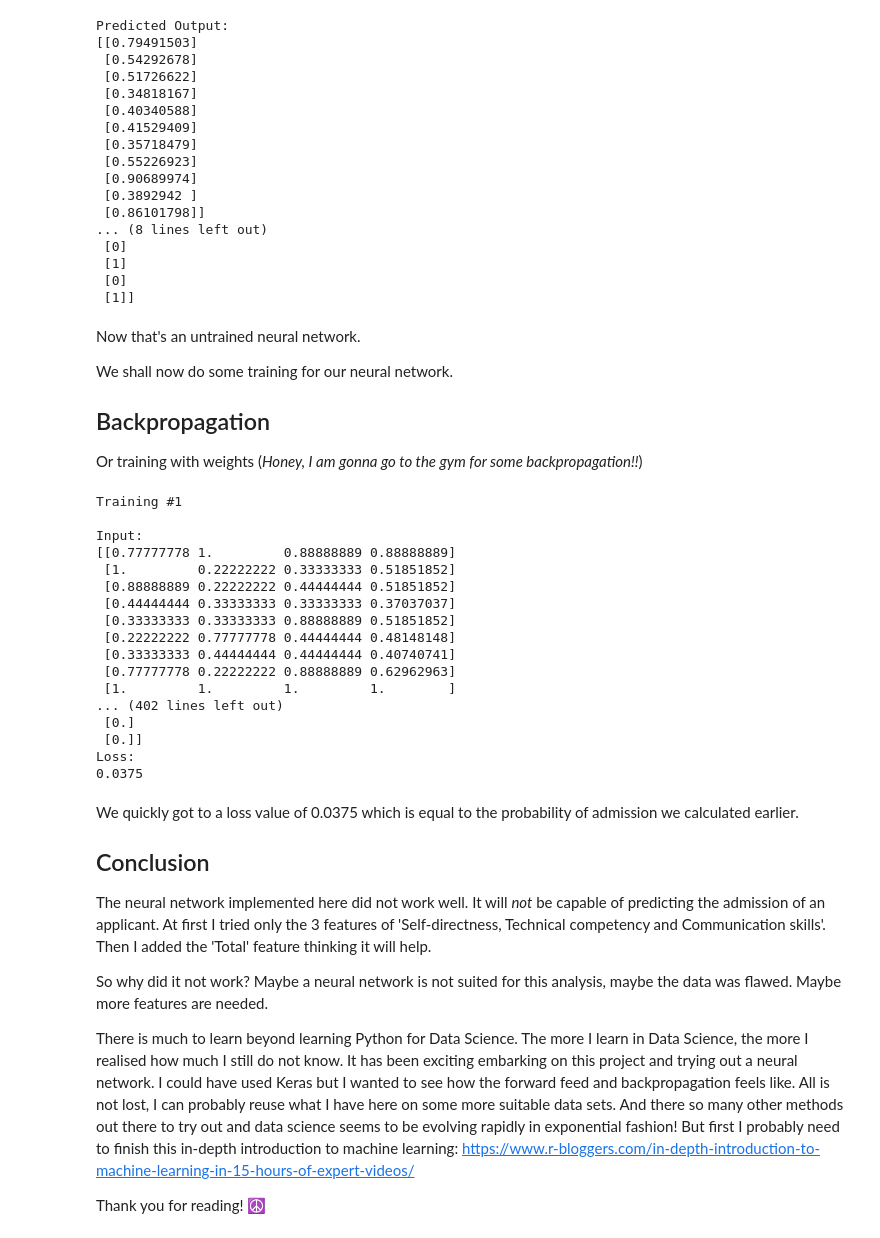
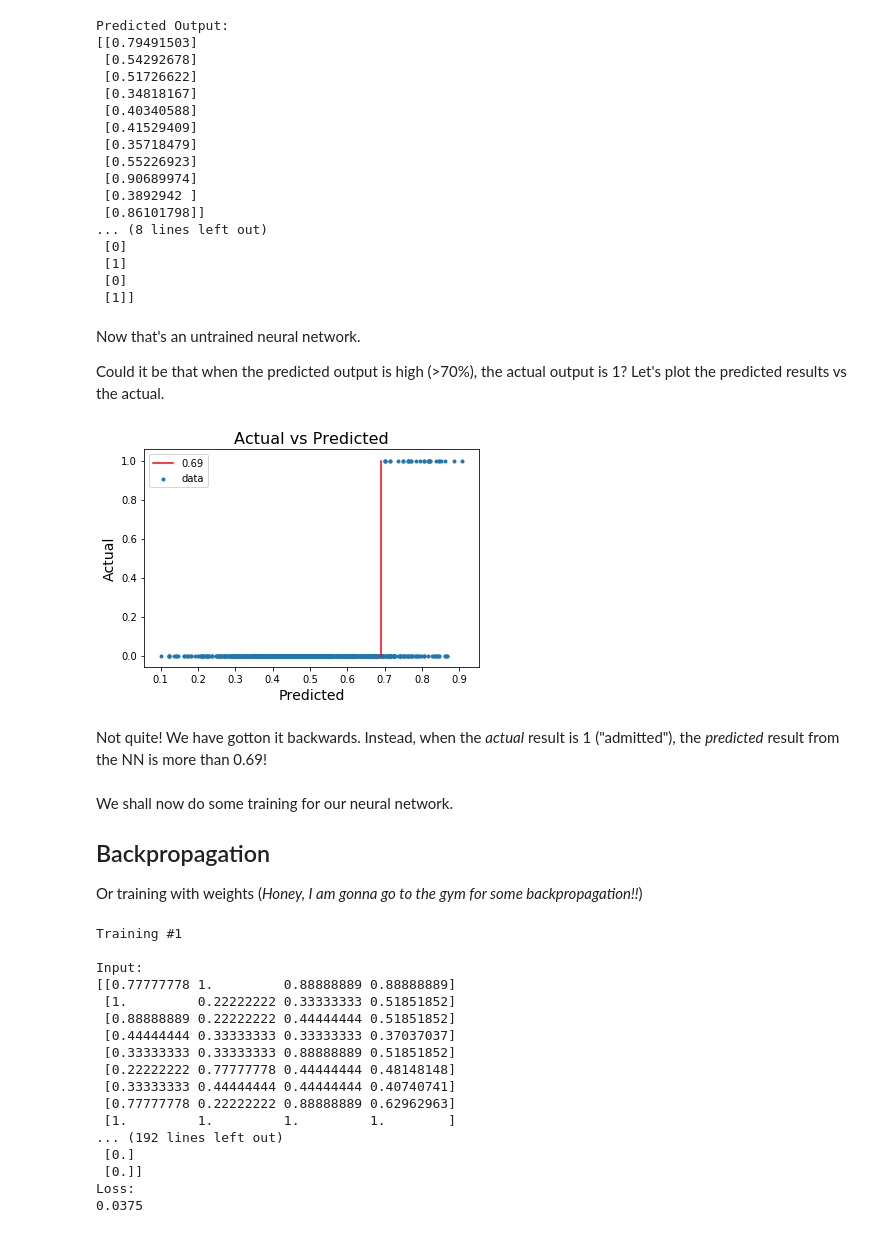
Before and after one commit to alexchanyj/AdmissionAIAP, a Jupyter notebook: Admission to the AI Apprenticeship Programme.ipynb, the cells around one changed output. Cells and saved outputs as stored; diff of their text form; code cells hidden in the pictures.

```diff
--- a/Admission to the AI Apprenticeship Programme.ipynb
+++ b/Admission to the AI Apprenticeship Programme.ipynb
@@ -261,8 +267,9 @@ print (y.shape)
 # %% [markdown]
 Lastly, we scale the units (also known as normalisation) so that the training is improved, accurate and faster.
 # %%
+X_max = np.amax(X2, axis=0) # maximum of X array
 # scale units
-X = X2/np.amax(X2, axis=0) # maximum of X array
+X = X2/X_max
 # %% [markdown]
 ## Creating a neural network class
 # %%
@@ -277,9 +284,9 @@ class Neural_Network(object):
     self.W1 = np.random.randn(self.inputSize, self.hiddenSize) # (4x4) weight matrix from input to hidden layer
     self.W2 = np.random.randn(self.hiddenSize, self.outputSize) # (4x1) weight matrix from hidden to output layer
 
-  def forward(self, XX):
+  def forward(self, X):
     #forward propagation through our network
-    self.z = np.dot(XX, self.W1) # dot product of X (input) and first set of 4x4 weights
+    self.z = np.dot(X, self.W1) # dot product of X (input) and first set of 4x4 weights
     self.z2 = self.relu(self.z) # activation function
     self.z3 = np.dot(self.z2, self.W2) # dot product of hidden layer (z2) and second set of 4x1 weights
     o = self.relu(self.z3) # final activation function using relu
@@ -296,24 +303,28 @@ class Neural_Network(object):
   def relu(self, r):
     return np.maximum(0, r)
 
-  def backward(self, XX, yy, oo):
+  def backward(self, X, y, o):
     # backward propagate through the network
-    self.o_error = yy - oo # error in output
-    self.o_delta = self.o_error*oo # applying derivative of relu (which is actually oo) to error
+    self.o_error = y - o # error in output
+    self.o_delta = self.o_error*o # applying derivative of relu (which is actually oo) to error
 
     self.z2_error = self.o_delta.dot(self.W2.T) # z2 error: how much our hidden layer weights contributed to output error
     self.z2_delta = self.z2_error*self.sigmoidPrime(self.z2) # applying derivative of sigmoid to z2 error
 
-    self.W1 += XX.T.dot(self.z2_delta) # adjusting first set (input --> hidden) weights
+    self.W1 += X.T.dot(self.z2_delta) # adjusting first set (input --> hidden) weights
     self.W2 += self.z2.T.dot(self.o_delta) # adjusting second set (hidden --> output) weights
 
-  def train(self, XX, yy):
-    oo = self.forward(XX)
-    self.backward(XX, yy, oo)
+  def train(self, X, y):
+    oo = self.forward(X)
+    self.backward(X, y, oo)
 
   def saveWeights(self):
     np.savetxt("w1.txt", self.W1, fmt="%s")
     np.savetxt("w2.txt", self.W2, fmt="%s")
+
+  def loadWeights(self):
+    self.W1 = np.loadtxt("w1.txt")
+    self.W2 = np.loadtxt("w2.txt")
 
   #for debugging
   def W1(self):
@@ -324,6 +335,9 @@ class Neural_Network(object):
 
 NN = Neural_Network()
 
+#saving our initial weights
+NN.saveWeights()
+
 #defining our output
 o = NN.forward(X)
 
@@ -348,23 +362,40 @@ Predicted Output:
  [1]
  [0]
  [1]]
+# %% [markdown]
+Now that's an untrained neural network.
+
+Could it be that when the predicted output is high (>70%), the actual output is 1? Let's plot the predicted results vs the actual.
+# %%
+plt.scatter(o, y, marker='.', label='data')
+plt.xlabel('Predicted', fontsize=14)
+plt.ylabel('Actual', fontsize=14)
+plt.plot([0.69,0.69], [0,1], '-r', label='0.69')
+plt.legend(loc='best')
+plt.title('Actual vs Predicted', fontsize=16)
+plt.show()
+# %% [output]
+[figure, added]
+# %% [markdown]
+Not quite! We have gotton it backwards. Instead, when the _actual_
+result is 1 ("admitted"), the _predicted_ result from the NN is more than 0.69!
 # %% [markdown]
-Now that's an untrained neural network.
-
 We shall now do some training for our neural network.
 
 ## Backpropagation
 
 Or training with weights (_Honey, I am gonna go to the gym for some backpropagation!!_)
 # %%
-for i in range(10): # trains the NN 10 times
+o_train = o
+
+for i in range(5): # trains the NN 5 times
   #print samples
   print ("Training #" + str(i+1) + "\n" )
   print ("Input: \n" + str(X[16:27]) )
   print ("Actual Output: \n" + str(y[16:27]) )
-  o = NN.forward(X)
-  print ("Predicted Output: \n" + str(o[16:27]) )
-  print ("Loss: \n" + str( np.mean( np.square(y - o) ) )  )# mean sum squared loss
+  o_train = NN.forward(X)
+  print ("Predicted Output: \n" + str(o_train[16:27]) )
+  print ("Loss: \n" + str( np.mean( np.square(y - o_train) ) )  )# mean sum squared loss
   print ("\n" )
   NN.train(X, y)
 # %% [output]
@@ -380,22 +411,8 @@ Input:
  [0.33333333 0.44444444 0.44444444 0.40740741]
  [0.77777778 0.22222222 0.88888889 0.62962963]
  [1.         1.         1.         1.        ]
-... (402 lines left out)
+... (192 lines left out)
  [0.]
  [0.]]
 Loss:
 0.0375
-# %% [markdown]
-We quickly got to a loss value of 0.0375 which is equal to the probability of admission we calculated earlier.
-
-
-## Conclusion
-
-The neural network implemented here did not work well. It will _not_ be capable of predicting the admission of an applicant. At first I tried only the 3 features of 'Self-directness, Technical competency and Communication skills'.
-Then I added the 'Total' feature thinking it will help.
-
-So why did it not work? Maybe a neural network is not suited for this analysis, maybe the data was flawed. Maybe more features are needed.
-
-There is much to learn beyond learning Python for Data Science. The more I learn in Data Science, the more I realised how much I still do not know. It has been exciting embarking on this project and trying out a neural network. I could have used Keras but I wanted to see how the forward feed and backpropagation feels like.  All is not lost, I can probably reuse what I have here on some more suitable data sets. And there so many other methods out there to try out and data science seems to be evolving rapidly in exponential fashion! But first I probably need to finish this in-depth introduction to machine learning: https://www.r-bloggers.com/in-depth-introduction-to-machine-learning-in-15-hours-of-expert-videos/
-
-Thank you for reading! ☮
```
Also changed, not shown: parts of 29 cells of this notebook, 2 other files.
